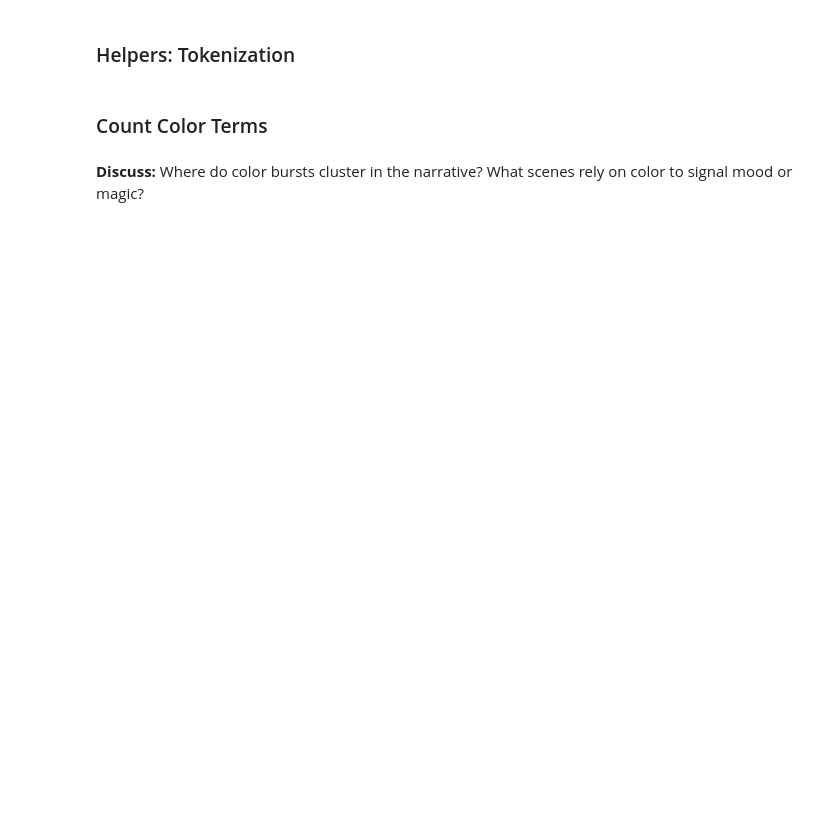
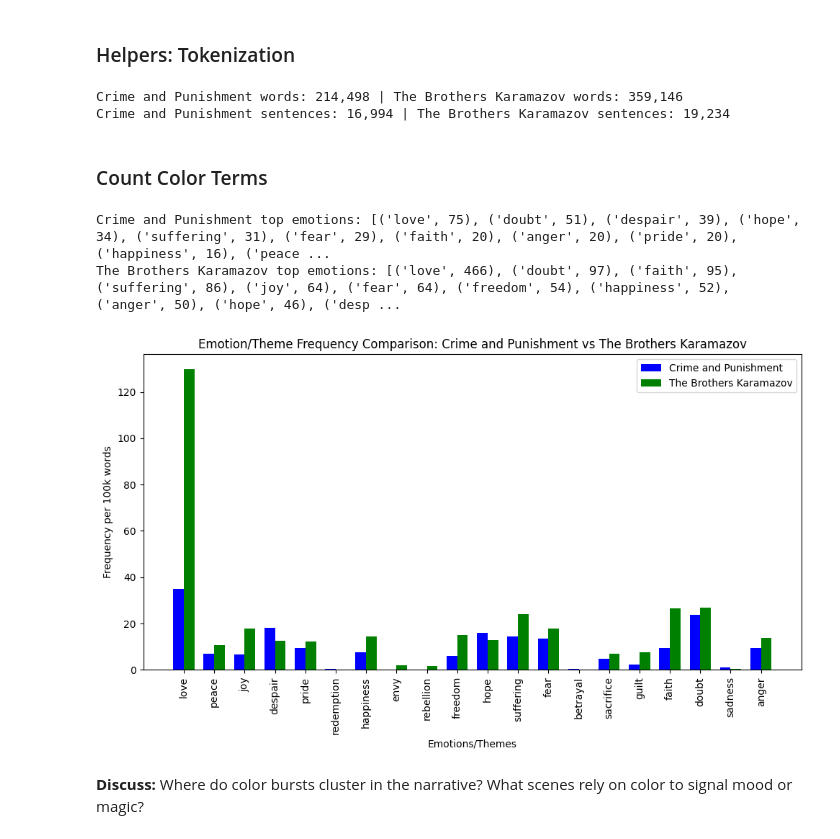
Before and after one commit to badriranger/applied-NLP-week1, a Jupyter notebook: notebooks/5_AppliedNLP_Session1_ColorWords.ipynb, the cells around one changed output. Cells and saved outputs as stored; diff of their text form; code cells hidden in the pictures; blank space fills up the shorter version.

```diff
--- a/notebooks/5_AppliedNLP_Session1_ColorWords.ipynb
+++ b/notebooks/5_AppliedNLP_Session1_ColorWords.ipynb
@@ -141,14 +144,19 @@ def sentences(text: str):
     return [s.strip() for s in re.split(r'(?<=[.!?])\s+', text) if s.strip()]
 
 
+# Tokenizing the texts for Crime and Punishment & The Brothers Karamazov
+crime_words = words(crime)
+brothers_words = words(brothers)
 
-wonderland_words = words(wonderland)
-lookingglass_words = words(lookingglass)
+# Splitting the texts into sentences
+crime_sentences = sentences(crime)
+brothers_sentences = sentences(brothers)
 
-wonderland_sentences = sentences(wonderland)
-lookingglass_sentences = sentences(lookingglass)
-
-print(f"Wonderland words: {len(wonderland_words):,} | Looking-Glass words: {len(lookingglass_words):,}")
-print(f"Wonderland sentences: {len(wonderland_sentences):,} | Looking Glass sentences: {len(lookingglass_sentences):,}")
+# Printing word and sentence counts
+print(f"Crime and Punishment words: {len(crime_words):,} | The Brothers Karamazov words: {len(brothers_words):,}")
+print(f"Crime and Punishment sentences: {len(crime_sentences):,} | The Brothers Karamazov sentences: {len(brothers_sentences):,}")
+# %% [output]
+Crime and Punishment words: 214,498 | The Brothers Karamazov words: 359,146
+Crime and Punishment sentences: 16,994 | The Brothers Karamazov sentences: 19,234
 # %% [markdown]
 ### Count Color Terms
@@ -168,3 +163,54 @@ print("Glass top:", g_c.most_common(15), "| rate per 100k:", (g_hits/g_total)*10
+# %%
+# Define emotion or theme-related words (replace with any themes you'd like to track)
+EMOTION_LIST = {
+    'joy', 'anger', 'sadness', 'guilt', 'love', 'fear', 'happiness', 'suffering', 'hope', 'despair',
+    'redemption', 'envy', 'pride', 'peace', 'betrayal', 'sacrifice', 'freedom', 'doubt', 'faith', 'rebellion'
+}
+
+# Count emotion or theme words
+def count_emotions(tokens, emotion_list=EMOTION_LIST):
+    c = Counter(w for w in tokens if w in emotion_list)
+    return c, sum(c.values()), len(tokens)
+
+# Count emotions for Crime and Punishment and The Brothers Karamazov
+a_emotions, a_hits, a_total = count_emotions(crime_words)
+g_emotions, g_hits, g_total = count_emotions(brothers_words)
+
+# Print top emotions and rate per 100k
+print("Crime and Punishment top emotions:", a_emotions.most_common(15), "| rate per 100k:", (a_hits/a_total)*100000)
+print("The Brothers Karamazov top emotions:", g_emotions.most_common(15), "| rate per 100k:", (g_hits/g_total)*100000)
+
+# Normalize emotion counts per 100k words
+a_emotions_normalized = {emotion: (count / a_total) * 100000 for emotion, count in a_emotions.items()}
+g_emotions_normalized = {emotion: (count / g_total) * 100000 for emotion, count in g_emotions.items()}
+
+# Combine both emotion counts into one dictionary (union of all emotions in both texts)
+all_emotions = set(a_emotions.keys()).union(g_emotions.keys())
+a_emotions_normalized = {emotion: a_emotions_normalized.get(emotion, 0) for emotion in all_emotions}
+g_emotions_normalized = {emotion: g_emotions_normalized.get(emotion, 0) for emotion in all_emotions}
+
+# Plotting
+plt.figure(figsize=(10, 6))
+
+# Bar plot for both Crime and Punishment and The Brothers Karamazov
+bar_width = 0.35
+index = range(len(all_emotions))
+
+plt.bar(index, list(a_emotions_normalized.values()), bar_width, label="Crime and Punishment", color='blue')
+plt.bar([i + bar_width for i in index], list(g_emotions_normalized.values()), bar_width, label="The Brothers Karamazov", color='green')
+
+plt.xlabel('Emotions/Themes')
+plt.ylabel('Frequency per 100k words')
+plt.title('Emotion/Theme Frequency Comparison: Crime and Punishment vs The Brothers Karamazov')
+plt.xticks([i + bar_width / 2 for i in index], list(all_emotions), rotation=90)
+plt.legend()
+
+plt.tight_layout()
+plt.show()
+# %% [output]
+Crime and Punishment top emotions: [('love', 75), ('doubt', 51), ('despair', 39), ('hope', 34), ('suffering', 31), ('fear', 29), ('faith', 20), ('anger', 20), ('pride', 20), ('happiness', 16), ('peace ...
+The Brothers Karamazov top emotions: [('love', 466), ('doubt', 97), ('faith', 95), ('suffering', 86), ('joy', 64), ('fear', 64), ('freedom', 54), ('happiness', 52), ('anger', 50), ('hope', 46), ('desp ...
+[figure, added]
 # %% [markdown]
 **Discuss:** Where do color bursts cluster in the narrative? What scenes rely on color to signal mood or magic?
 # %%
```
Also changed, not shown: parts of 4 cells of this notebook.
